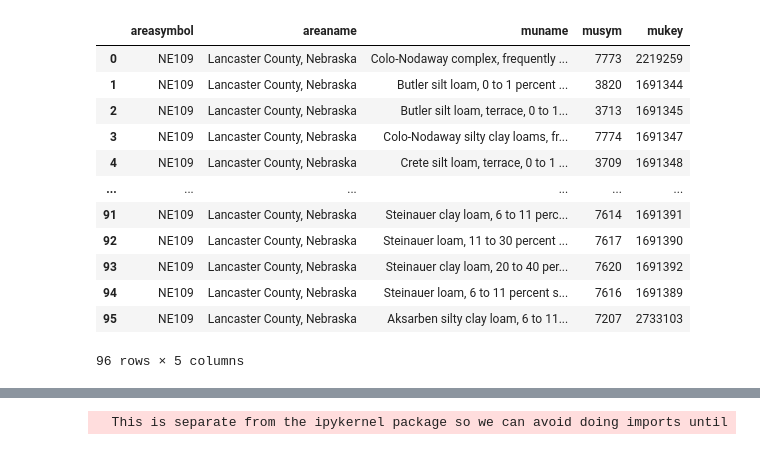
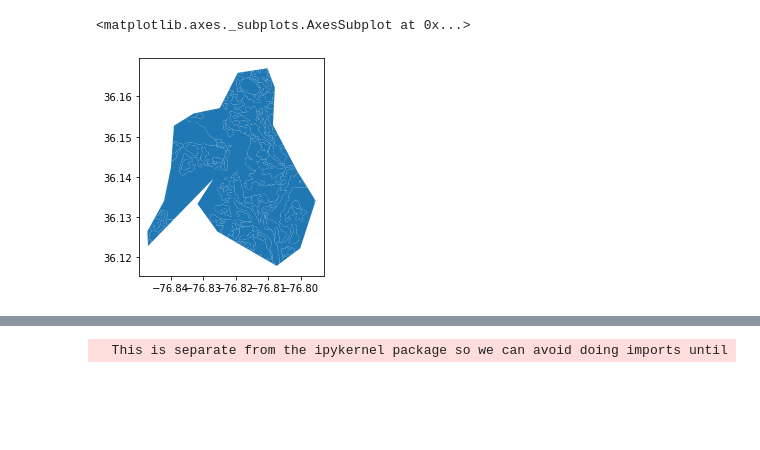
Before and after one commit to ncss-tech/pysda, a Jupyter notebook: example_imap.ipynb, the cells around one changed output, grey strips where cells are left out. Drawn from its saved outputs; the diff is of its cells as text; code cells hidden in the pictures; blank space fills up the shorter version.

```diff
--- a/example_imap.ipynb
+++ b/example_imap.ipynb
@@ -10,25 +0,0 @@ import fetch as sda
-# %%
-# Make a simple request for some tabualr information
-# write the query
-# then request the results
-q = """SELECT areasymbol, areaname, muname, musym, mukey
-from legend, mapunit
-where mapunit.lkey = legend.lkey
-AND areasymbol = 'NE109'"""
-
-tabResults = sda.tab(q=q)
-tabResults
-# %% [output]
-|  | areasymbol | areaname | muname | musym | mukey |
-| 0 | NE109 | Lancaster County, Nebraska | Colo-Nodaway complex, frequently ... | 7773 | 2219259 |
-| 1 | NE109 | Lancaster County, Nebraska | Butler silt loam, 0 to 1 percent ... | 3820 | 1691344 |
-| 2 | NE109 | Lancaster County, Nebraska | Butler silt loam, terrace, 0 to 1... | 3713 | 1691345 |
-| 3 | NE109 | Lancaster County, Nebraska | Colo-Nodaway silty clay loams, fr... | 7774 | 1691347 |
-| 4 | NE109 | Lancaster County, Nebraska | Crete silt loam, terrace, 0 to 1 ... | 3709 | 1691348 |
-| ... | ... | ... | ... | ... | ... |
-| 91 | NE109 | Lancaster County, Nebraska | Steinauer clay loam, 6 to 11 perc... | 7614 | 1691391 |
-| 92 | NE109 | Lancaster County, Nebraska | Steinauer loam, 11 to 30 percent ... | 7617 | 1691390 |
-| 93 | NE109 | Lancaster County, Nebraska | Steinauer clay loam, 20 to 40 per... | 7620 | 1691392 |
-| 94 | NE109 | Lancaster County, Nebraska | Steinauer loam, 6 to 11 percent s... | 7616 | 1691389 |
-| 95 | NE109 | Lancaster County, Nebraska | Aksarben silty clay loam, 6 to 11... | 7207 | 2733103 |
-96 rows × 5 columns
@@ -40,3 +7,13 @@ myAOI = gp.read_file(myshp)
+# %%
+# get/set an aoi
+myshp = r"F:\ZBOOK\GIS\TEMP\fs.shp"
+myaoi = sdapoly.shp(myshp)
 # %%
+# tell matplot lib to publish here
 %matplotlib inline
-myAOI.plot()
+
+# visualize
+myaoi.plot()
+# %% [output]
+<matplotlib.axes._subplots.AxesSubplot at 0x...>
+[figure, added]
```
Also changed, not shown: parts of 9 cells of this notebook, 4 other files.
